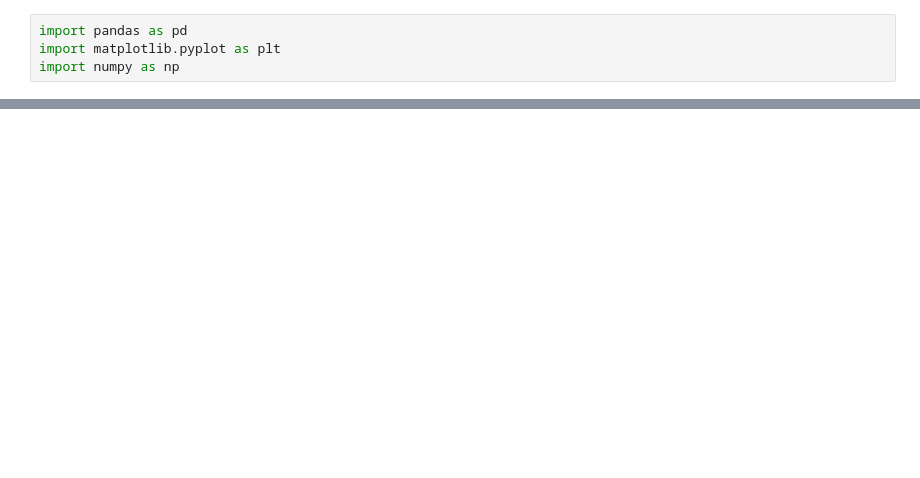
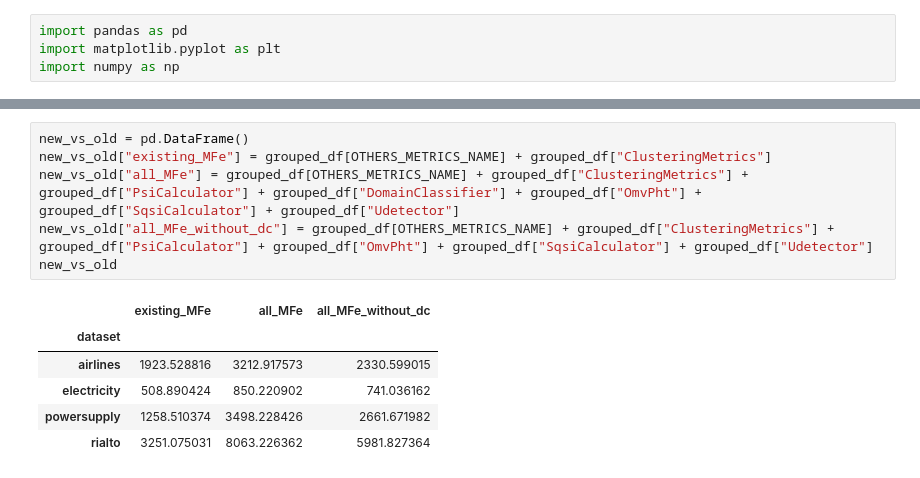
Before and after one commit to feamelo/drift-meta-learning, a Jupyter notebook: src/experiments/results/result_elapsed_time.ipynb, the cells around one changed output, grey strips where cells are left out. Drawn from its saved outputs; the diff is of its cells as text; blank space fills up the shorter version.

```diff
--- a/src/experiments/results/result_elapsed_time.ipynb
+++ b/src/experiments/results/result_elapsed_time.ipynb
@@ -63,0 +43,13 @@ plot_dataset_time(datasets[3])
+# %%
+new_vs_old = pd.DataFrame()
+new_vs_old["existing_MFe"] = grouped_df[OTHERS_METRICS_NAME] + grouped_df["ClusteringMetrics"]
+new_vs_old["all_MFe"] = grouped_df[OTHERS_METRICS_NAME] + grouped_df["ClusteringMetrics"] + grouped_df["PsiCalculator"] + grouped_df["DomainClassifier"] + grouped_df["OmvPht"] + grouped_df["SqsiCalculator"] + grouped_df["Udetector"]
+new_vs_old["all_MFe_without_dc"] = grouped_df[OTHERS_METRICS_NAME] + grouped_df["ClusteringMetrics"] + grouped_df["PsiCalculator"] + grouped_df["OmvPht"] + grouped_df["SqsiCalculator"] + grouped_df["Udetector"]
+new_vs_old
+# %% [output]
+|  | existing_MFe | all_MFe | all_MFe_without_dc |
+| dataset |  |  |  |
+| airlines | 1923.528816 | 3212.917573 | 2330.599015 |
+| electricity | 508.890424 | 850.220902 | 741.036162 |
+| powersupply | 1258.510374 | 3498.228426 | 2661.671982 |
+| rialto | 3251.075031 | 8063.226362 | 5981.827364 |
```
Also changed, not shown: parts of 12 cells of this notebook, 2 other files.
